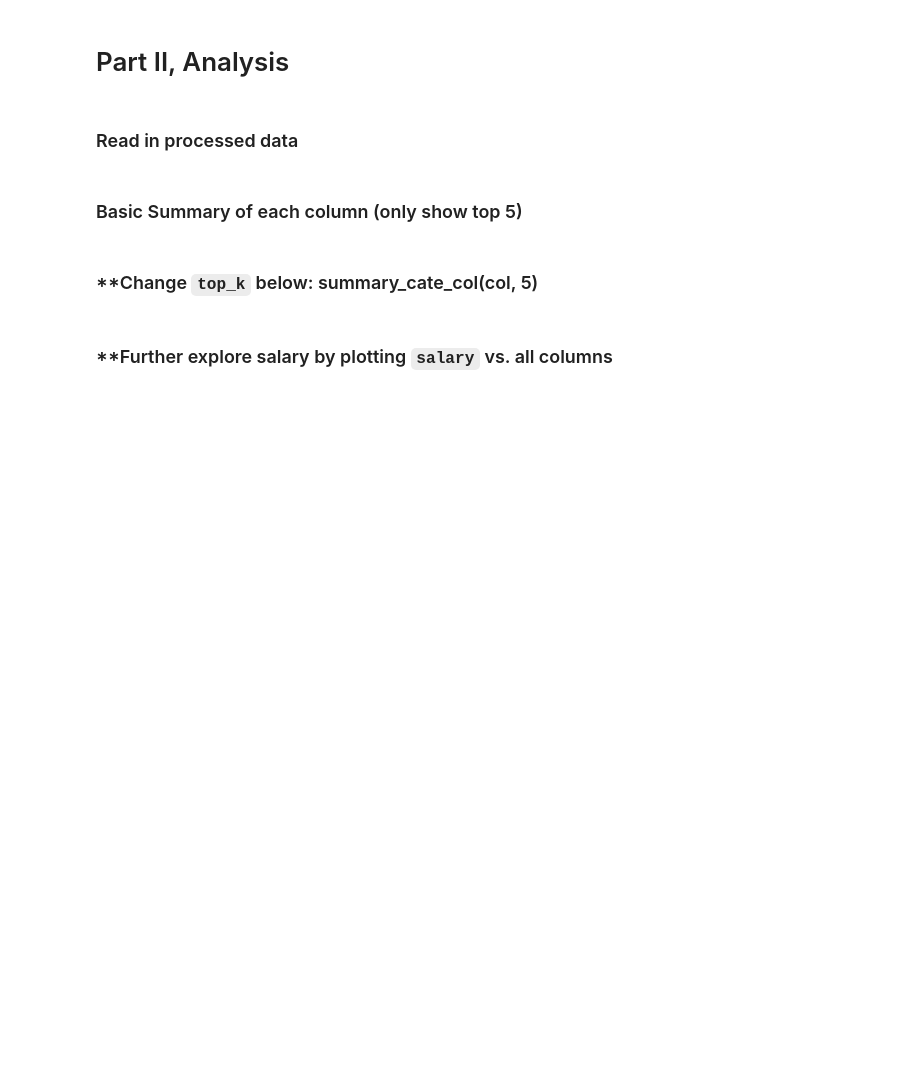
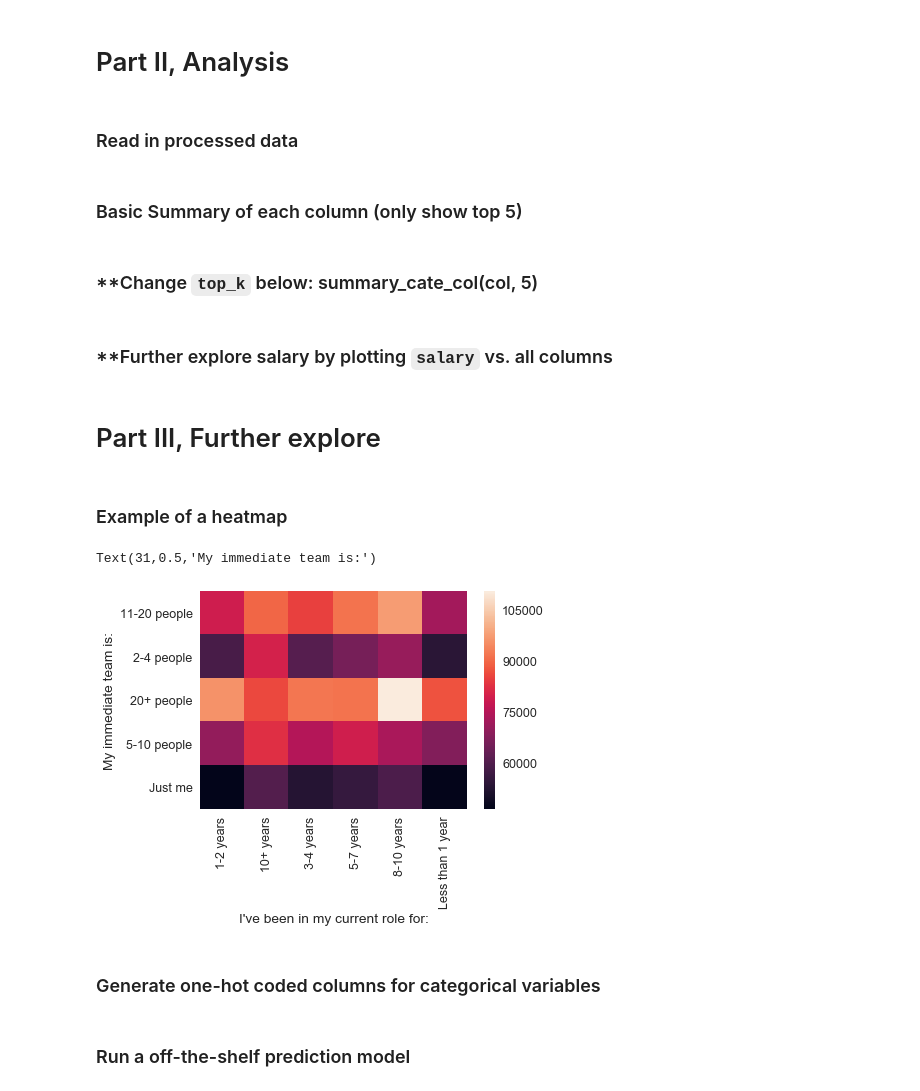
Before and after one commit to shiwang0211/DesignCensus, a Jupyter notebook: test.ipynb, the cells around one changed output. Drawn from its saved outputs; the diff is of its cells as text; code cells hidden in the pictures; blank space fills up the shorter version.

```diff
--- a/test.ipynb
+++ b/test.ipynb
@@ -261,3 +278,20 @@ for col in pipe_col:
     plt.tight_layout()
     plt.savefig('./fig/'+ 'Salary vs. ' + col_dict[col] + '_Plot.png',dpi=100)
     plt.gcf().clear()
+# %% [markdown]
+# Part III, Further explore
+# %%
+df = pd.read_csv('./export_csv/processed_output_without_column_names.csv')
+# %% [markdown]
+### Example of a heatmap
+# %%
+sns.set(font_scale=1.25)
+pivot_table=pd.pivot_table(df, index='V_10', columns='V_16', values='V_18', aggfunc=np.mean)
+sns.heatmap(pivot_table)
+plt.xlabel(col_dict['V_16'])
+plt.ylabel(col_dict['V_10'])
+# %% [output]
+Text(31,0.5,'My immediate team is:')
+[figure, added]
+# %% [markdown]
+### Generate one-hot coded columns for categorical variables
@@ -263,0 +319,2 @@ for col in pipe_col:
+# %% [markdown]
+### Run a off-the-shelf prediction model
```
Also changed, not shown: parts of 11 cells of this notebook, 1 other file.
